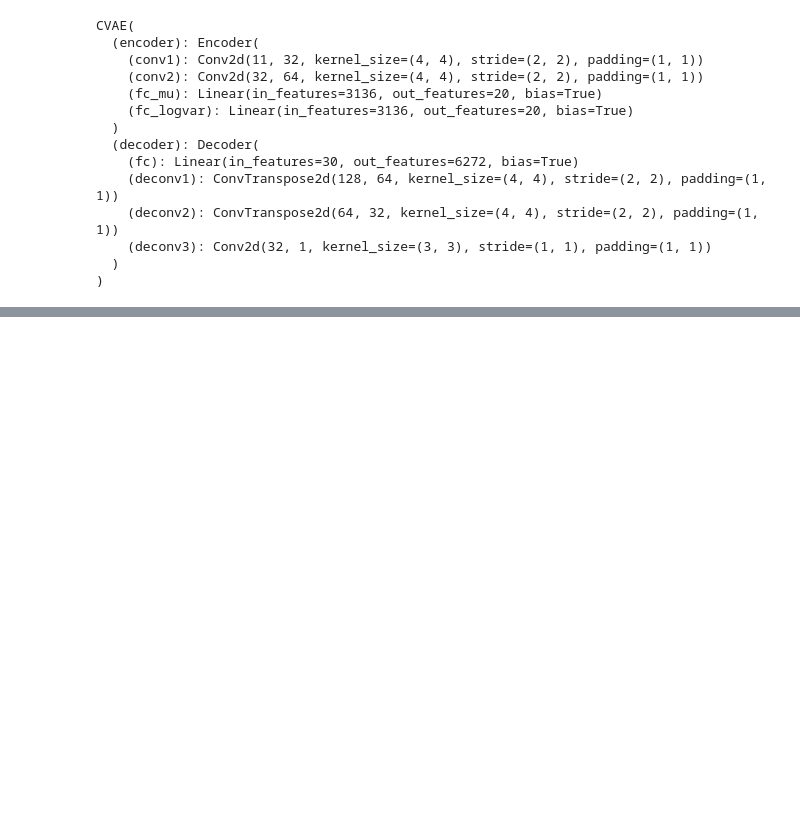
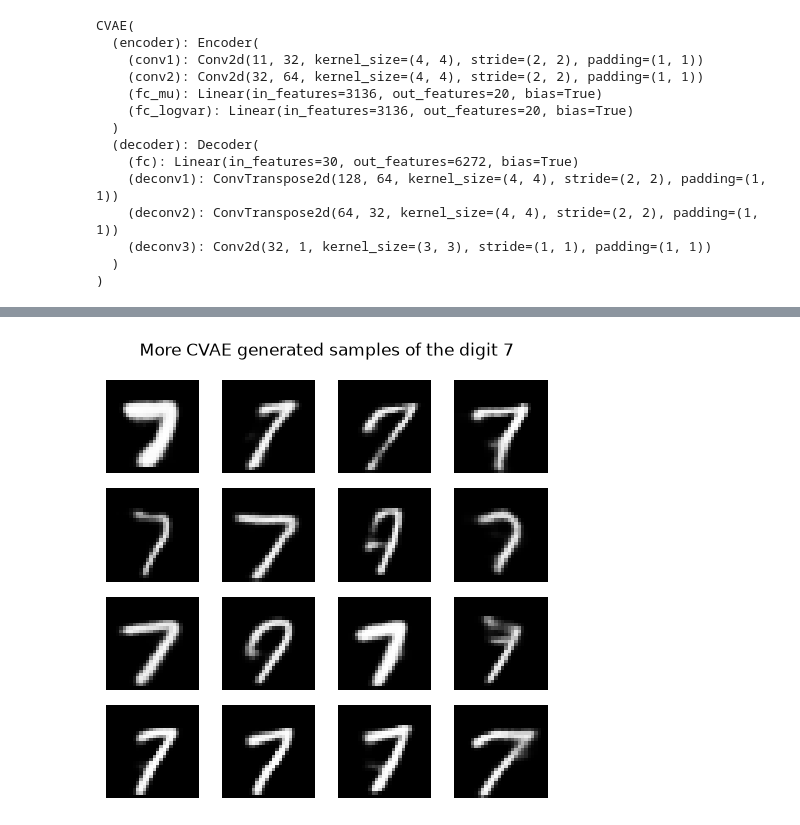
Before and after one commit to deepshiksharma/vae-mnist, a Jupyter notebook: demo.ipynb, the cells around one changed output, grey strips where cells are left out. Cells and saved outputs as stored; diff of their text form; code cells hidden in the pictures; blank space fills up the shorter version.

```diff
--- a/demo.ipynb
+++ b/demo.ipynb
@@ -58,0 +142,7 @@ CVAE(
+# %%
+# Let's generate a different set of digit 7 images
+digit = 7
+images = sample_cvae(cvae, digit)
+show_samples(images, f"More CVAE generated samples of the digit {digit}")
+# %% [output]
+[figure, added]
```
Also changed, not shown: parts of 18 cells of this notebook, 14 other files.
